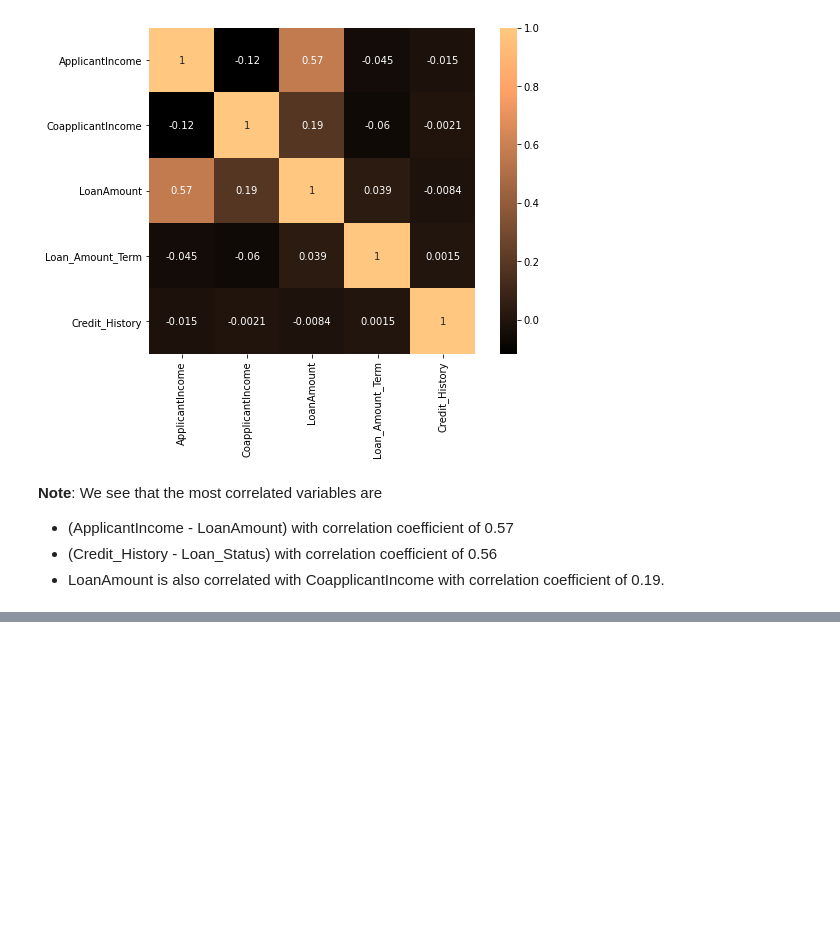
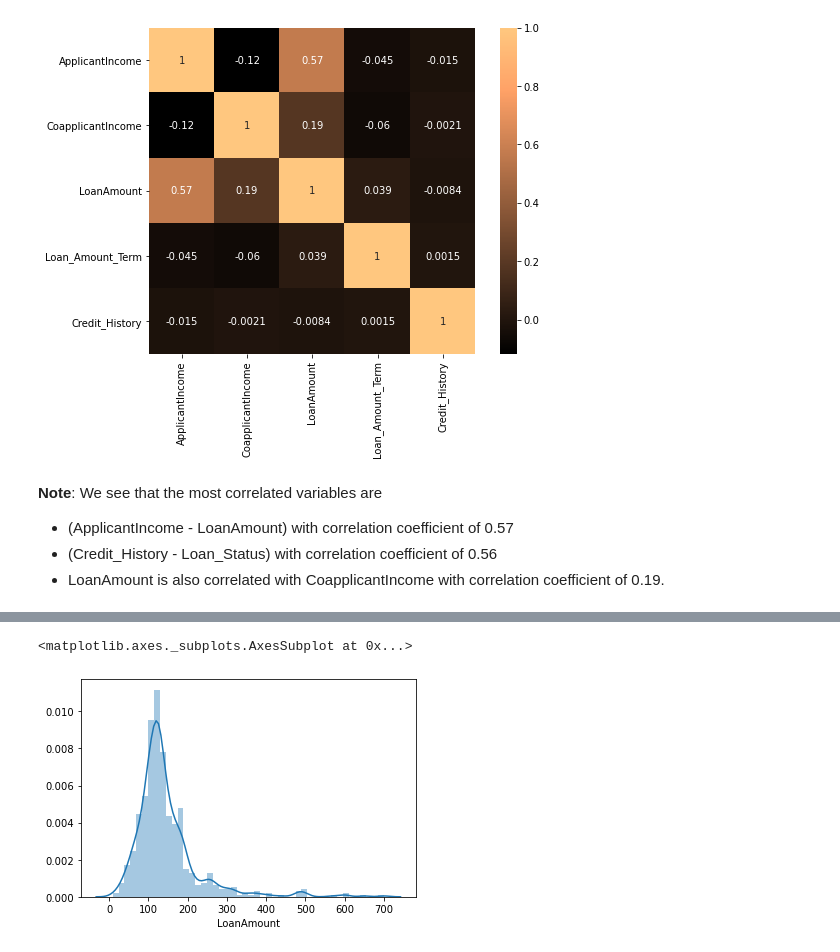
Before and after one commit to radhikagupta6/Machine-Learning-and-Data-Science-Algorithms, a Jupyter notebook: Projects/Prediction of Loan approval/Loan_pred.ipynb, the cells around one changed output, grey strips where cells are left out. Saved outputs shown, nothing was run; the diff lists cells and outputs as text; code cells hidden in the pictures; blank space fills up the shorter version.

```diff
--- a/Projects/Prediction of Loan approval/Loan_pred.ipynb
+++ b/Projects/Prediction of Loan approval/Loan_pred.ipynb
@@ -202,0 +229,10 @@ sns.heatmap(mat, vmax=1, square=True,cmap="copper", annot=True)
+# %%
+# replace missing values with the mode
+df['Gender'].fillna(df['Gender'].mode()[0], inplace=True)
+df['Married'].fillna(df['Married'].mode()[0], inplace=True)
+df['Dependents'].fillna(df['Dependents'].mode()[0], inplace=True)
+df['Self_Employed'].fillna(df['Self_Employed'].mode()[0], inplace=True)
+df['Credit_History'].fillna(df['Credit_History'].mode()[0], inplace=True)
+df['Loan_Amount_Term'].fillna(df['Loan_Amount_Term'].mode()[0], inplace=True)
+# replace missing values with the median value due to outliers
+df['LoanAmount'].fillna(df['LoanAmount'].median(), inplace=True)
@@ -202,0 +265,5 @@ sns.heatmap(mat, vmax=1, square=True,cmap="copper", annot=True)
+# %%
+sns.distplot(df['LoanAmount'])
+# %% [output]
+<matplotlib.axes._subplots.AxesSubplot at 0x...>
+[figure, added]
```
Also changed, not shown: parts of 14 cells of this notebook.
